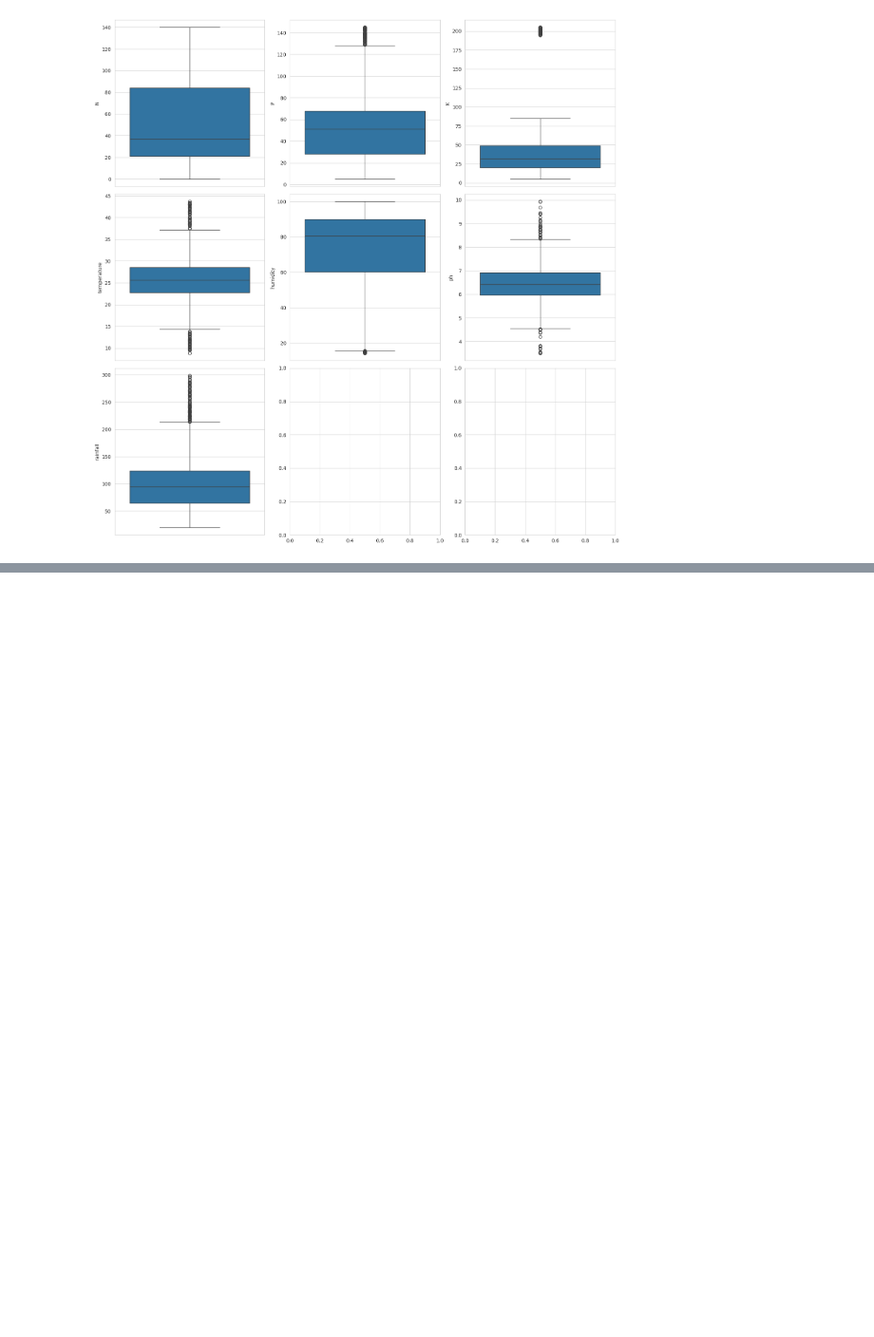
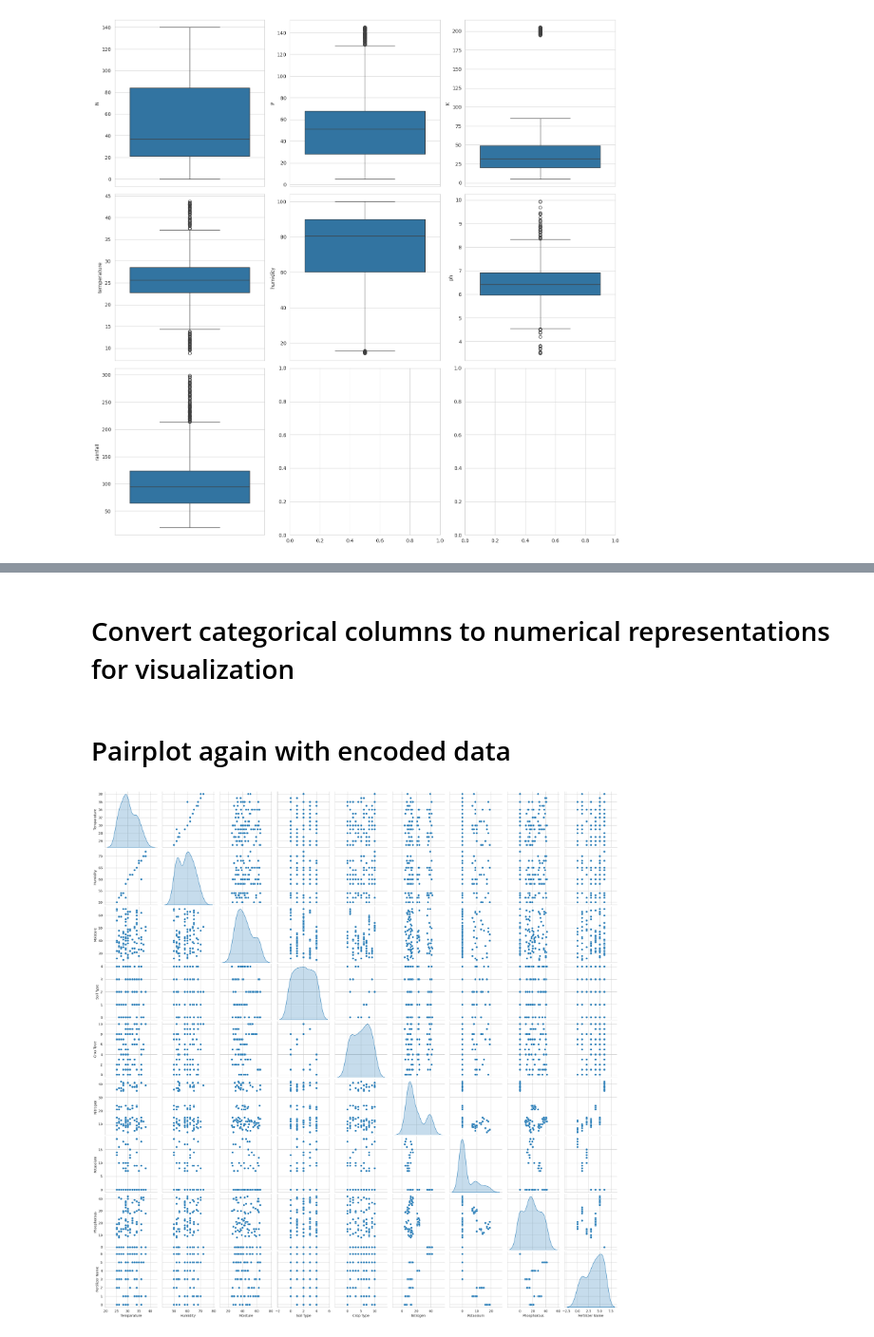
Before and after one commit to Srinu2307/P5-Crop-and-Fertilizer-Recommendation-System-using-Machine-Learning, a Jupyter notebook: Crop_&_fertilizer_recommendation_system_using_ML.ipynb, the cells around one changed output, grey strips where cells are left out. Shown at 95% size. Cells and saved outputs as stored; diff of their text form; code cells hidden in the pictures; blank space fills up the shorter version.

```diff
--- a/Crop_&_fertilizer_recommendation_system_using_ML.ipynb
+++ b/Crop_&_fertilizer_recommendation_system_using_ML.ipynb
@@ -293,0 +380,14 @@ plt.show()
+# %% [markdown]
+# Convert categorical columns to numerical representations for visualization
+# %%
+df_encoded = df.copy()
+df_encoded["Soil Type"] = df_encoded["Soil Type"].astype("category").cat.codes
+df_encoded["Crop Type"] = df_encoded["Crop Type"].astype("category").cat.codes
+df_encoded["Fertilizer Name"] = df_encoded["Fertilizer Name"].astype("category").cat.codes
+# %% [markdown]
+# Pairplot again with encoded data
+# %%
+sns.pairplot(df_encoded, diag_kind="kde", palette="tab10")
+plt.show()
+# %% [output]
+[figure, added]
```
Also changed, not shown: parts of 23 cells of this notebook.
